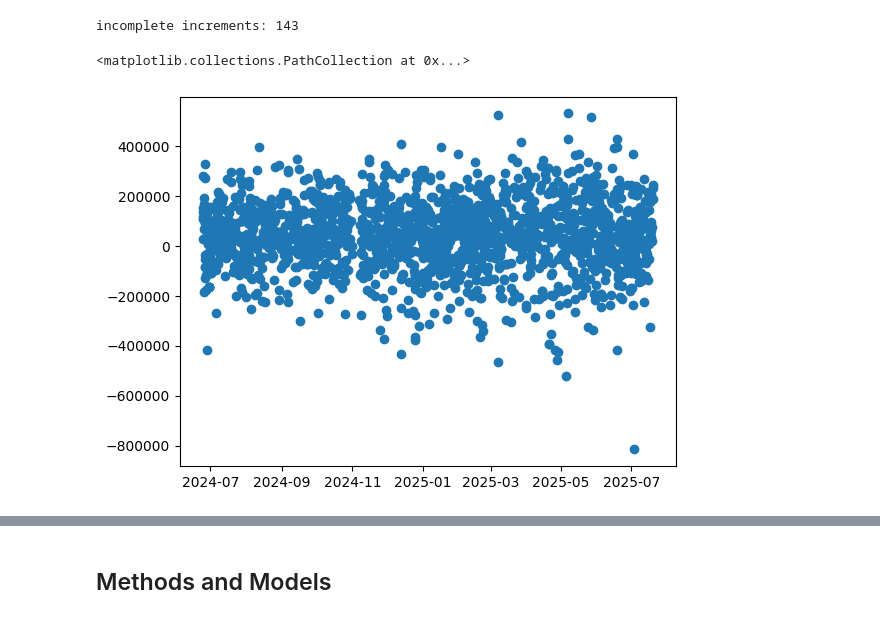
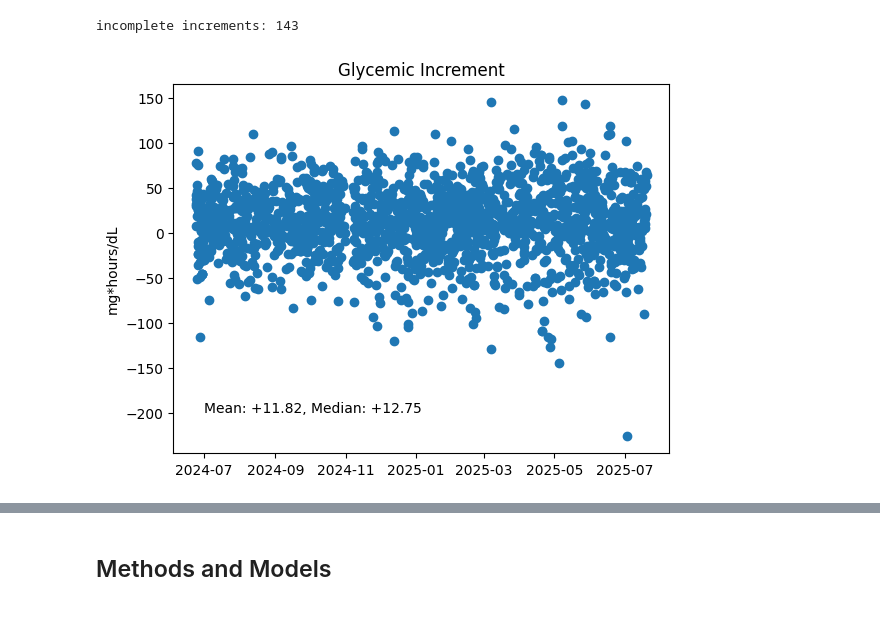
Before and after one commit to piggyatbaqaqi/sugarbowl, a Jupyter notebook: explore/sugarbowl_piggy.ipynb, the cells around one changed output, grey strips where cells are left out. Cells and saved outputs as stored; diff of their text form; code cells hidden in the pictures.

```diff
--- a/explore/sugarbowl_piggy.ipynb
+++ b/explore/sugarbowl_piggy.ipynb
@@ -108,6 +111,8 @@ print(f"DEBUG: {data['glucose'].isna().sum()}")
 DEBUG: 5423
 # %%
 DURATION = pd.Timedelta(hours=2)
+# We want to interpret Glycemic Increment (G+) as "Meal raised glucose by G+ for 2 hours."
+HOUR_ADJUST = 3600
 MIN_RECORD_PCT = 0.90
 DURATION_INCREMENT = pd.Timedelta(minutes=5)
 MIN_DURATION_COUNT = int(MIN_RECORD_PCT * DURATION / DURATION_INCREMENT)
@@ -118,7 +123,7 @@ def glycemic_increment(data: pd.DataFrame, when: pd.Timestamp) -> Optional[np.fl
 
     This version does not compensate for additional meals in the same interval.
 
-    Returns mg*seconds/dL, or None if there is insufficient data.
+    Returns mg*hours/dL, or None if there is insufficient data.
     '''
     # Calculate the end.
     end = when + DURATION
@@ -142,7 +147,8 @@ def glycemic_increment(data: pd.DataFrame, when: pd.Timestamp) -> Optional[np.fl
     first = prev
     for c in range(i, j):
         current = data.iloc[c]
-        total += ((current['timestamp'] - prev['timestamp']).total_seconds()
+        total += ((current['timestamp'] - prev['timestamp']).total_seconds() / HOUR_ADJUST
+#                  * (current['glucose']))
                   * (current['glucose'] - first['glucose']))
         prev = current
 
@@ -174,6 +180,9 @@ meals['increment'] = increments
 incomplete increments: 143
 # %%
 plt.scatter(meals['timestamp'], meals['increment'])
+plt.ylabel('mg*hours/dL')
+plt.title('Glycemic Increment')
+plt.text(pd.Timestamp('2024-07-01'), -200, 'Mean: +11.82, Median: +12.75')
+plt.show()
 # %% [output]
-<matplotlib.collections.PathCollection at 0x...>
-[figure, old version]
+[figure, new version]
```
Also changed, not shown: parts of 4 cells of this notebook.
